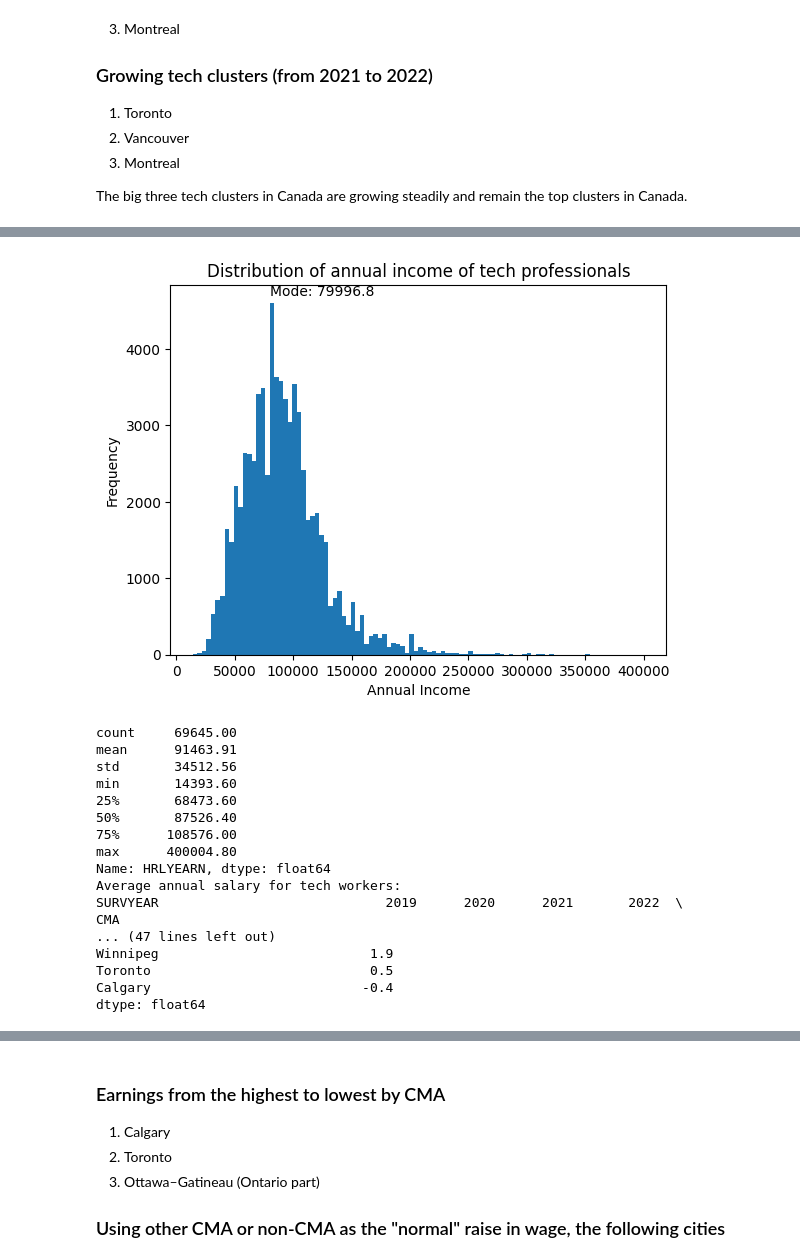
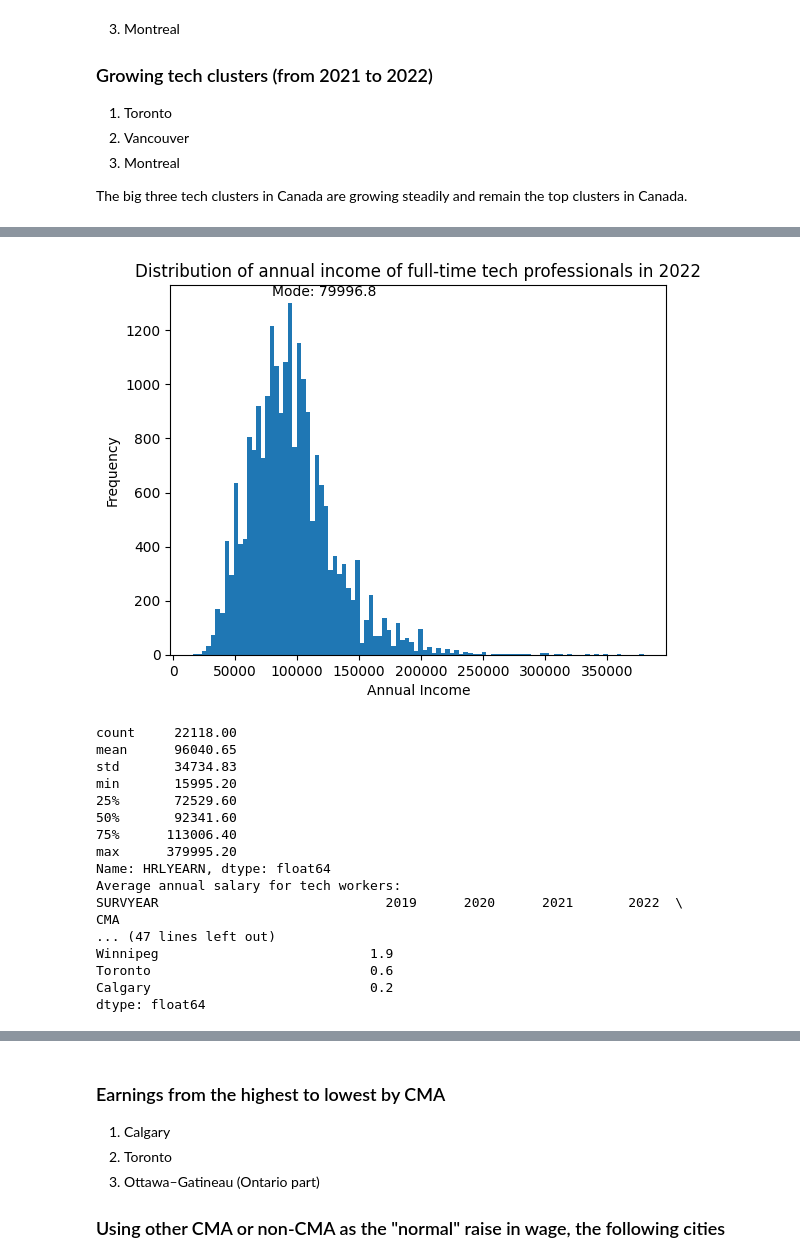
Before and after one commit to sandra-ps-kan/canada-lfs, a Jupyter notebook: canadian-tech-labour-market.ipynb, the cells around one changed output, grey strips where cells are left out. Saved outputs shown, nothing was run; the diff lists cells and outputs as text; code cells hidden in the pictures.

Commit message:
Kaggle Notebook | Canadian Tech Labour Market | Version 13

```diff
--- a/canadian-tech-labour-market.ipynb
+++ b/canadian-tech-labour-market.ipynb
@@ -528,6 +528,8 @@ filter_noc = ['Professional occupations in applied sciences (except engineering)
 
 # Filter the dataframe based on the values in the 'NOC_43' column
 filtered_noc_df = combined_df[combined_df['NOC_43'].isin(filter_noc)]
+# Filter by only full-time employees (1=full-time, 2=part-time)
+filtered_noc_df = filtered_noc_df[filtered_noc_df['FTPTMAIN']==1]
 
 # Print the combined dataframe
 pd.set_option('display.max_columns', None)
@@ -814,68 +816,69 @@ plt.show()
 # %%
-# Average earning in tech professions - distribution
+# Average earning in tech professions - distribution 2022
 
-# Plot distribution
-plt.hist(filtered_noc_df['HRLYEARN'], bins=100)
+# Plot distribution for full-time 2022
+filtered_noc_df_2022=filtered_noc_df[filtered_noc_df['SURVYEAR']==2022]
+plt.hist(filtered_noc_df_2022['HRLYEARN'], bins=100)
 
 # Add a text annotation for the mode
-mode_value = filtered_noc_df['HRLYEARN'].mode().values[0]
+mode_value = filtered_noc_df_2022['HRLYEARN'].mode().values[0]
 max_frequency = plt.gca().get_ylim()[1]
 plt.text(mode_value, max_frequency, f"Mode: {mode_value}", ha='left', va='top')
 
 plt.xlabel('Annual Income')
 plt.ylabel('Frequency')
-plt.title('Distribution of annual income of tech professionals')
+plt.title('Distribution of annual income of full-time tech professionals in 2022')
 plt.show()
 
-# Calculate summary statistics
-summary = filtered_noc_df['HRLYEARN'].describe().round(2)
+# Calculate summary statistics 2022 salary
+summary = filtered_noc_df_2022['HRLYEARN'].describe().round(2)
 print(summary)
 
 # Average earning in tech professions - by CMA
 
 # Calculate the total count per column
 column_totals = filtered_noc_df.groupby('SURVYEAR').size()
 
 # Create the pivot table with average hourly wage
 pivot_table = filtered_noc_df.pivot_table(index='CMA', columns='SURVYEAR', values = 'HRLYEARN', aggfunc='mean', fill_value=0).round(2)
 
 # Sort the values in ascending order based on value
 pivot_table = pivot_table.sort_values(by=2022, ascending=False)
 
 # Print the sorted pivot table
 print(f"Average annual salary for tech workers: \n{pivot_table}\n")
 
 # Which city has the largest increase in wage from 2021 to 2022?
 percentage_difference = ((pivot_table[2022] - pivot_table[2021]) / pivot_table[2021]) * 100
 percentage_difference = percentage_difference.sort_values(ascending=False).round(1)
 
 # Print the percentage difference
 print(f"Percentage change of average salary from 2021 to 2022: \n{percentage_difference}\n")
 
 # Which city has the largest increase in wage from 2022 to 2023?
 percentage_difference = ((pivot_table[2023] - pivot_table[2022]) / pivot_table[2022]) * 100
 percentage_difference = percentage_difference.sort_values(ascending=False).round(1)
 
 # Print the percentage difference
 print(f"Percentage change of average salary from 2022 to 2023: \n{percentage_difference}\n")
 # %% [output]
-[figure, old version]
+[figure, new version]
-count     69645.00
-mean      91463.91
-std       34512.56
-min       14393.60
-25%       68473.60
-50%       87526.40
-75%      108576.00
-max      400004.80
+count     22118.00
+mean      96040.65
+std       34734.83
+min       15995.20
+25%       72529.60
+50%       92341.60
+75%      113006.40
+max      379995.20
 Name: HRLYEARN, dtype: float64
 Average annual salary for tech workers:
 SURVYEAR                             2019      2020      2021       2022  \
 CMA
 ... (47 lines left out)
 Winnipeg                           1.9
-Toronto                            0.5
-Calgary                           -0.4
+Toronto                            0.6
+Calgary                            0.2
 dtype: float64
 # %%
 # Average earning in tech professions for each educational level in each CMA
```
Also changed, not shown: parts of 12 cells of this notebook.
